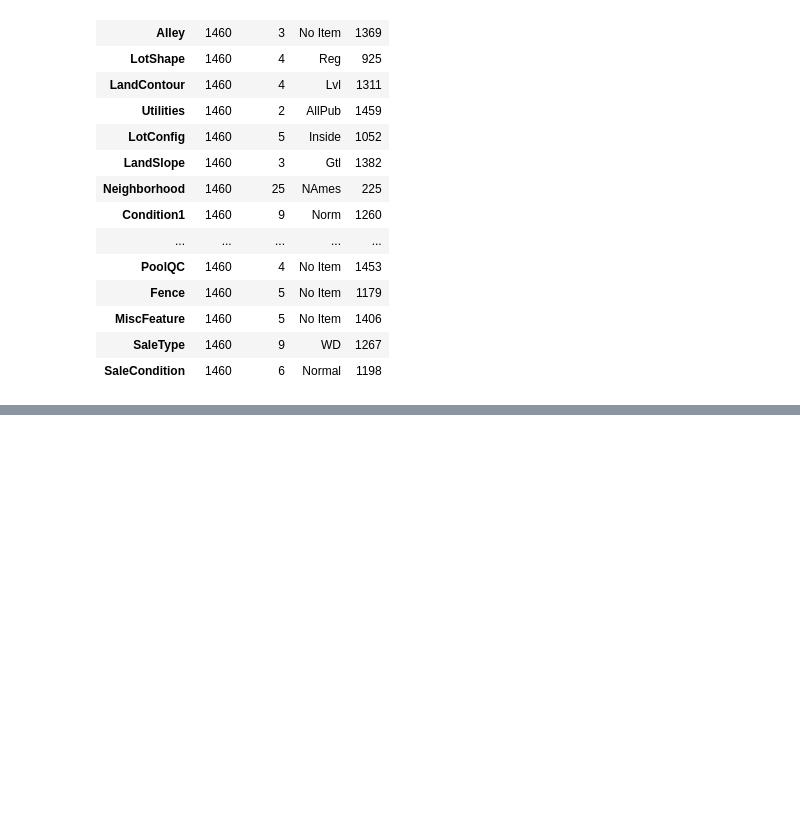
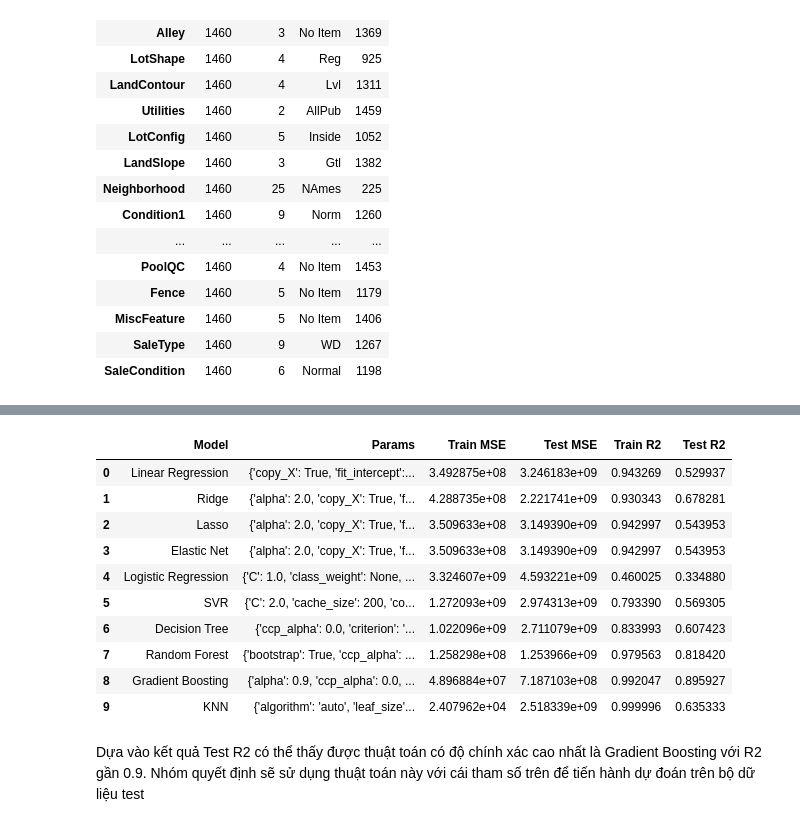
Before and after one commit to HungLVT/DA-Seminar, a Jupyter notebook: notebook.ipynb, the cells around one changed output, grey strips where cells are left out. Cells and saved outputs as stored; diff of their text form; code cells hidden in the pictures; blank space fills up the shorter version.

```diff
--- a/notebook.ipynb
+++ b/notebook.ipynb
@@ -424,0 +694,17 @@ test_df.describe(include='object').T
+# %%
+results
+# %% [output]
+|  | Model | Params | Train MSE | Test MSE | Train R2 | Test R2 |
+| 0 | Linear Regression | {'copy_X': True, 'fit_intercept':... | 3.492875e+08 | 3.246183e+09 | 0.943269 | 0.529937 |
+| 1 | Ridge | {'alpha': 2.0, 'copy_X': True, 'f... | 4.288735e+08 | 2.221741e+09 | 0.930343 | 0.678281 |
+| 2 | Lasso | {'alpha': 2.0, 'copy_X': True, 'f... | 3.509633e+08 | 3.149390e+09 | 0.942997 | 0.543953 |
+| 3 | Elastic Net | {'alpha': 2.0, 'copy_X': True, 'f... | 3.509633e+08 | 3.149390e+09 | 0.942997 | 0.543953 |
+| 4 | Logistic Regression | {'C': 1.0, 'class_weight': None, ... | 3.324607e+09 | 4.593221e+09 | 0.460025 | 0.334880 |
+| 5 | SVR | {'C': 2.0, 'cache_size': 200, 'co... | 1.272093e+09 | 2.974313e+09 | 0.793390 | 0.569305 |
+| 6 | Decision Tree | {'ccp_alpha': 0.0, 'criterion': '... | 1.022096e+09 | 2.711079e+09 | 0.833993 | 0.607423 |
+| 7 | Random Forest | {'bootstrap': True, 'ccp_alpha': ... | 1.258298e+08 | 1.253966e+09 | 0.979563 | 0.818420 |
+| 8 | Gradient Boosting | {'alpha': 0.9, 'ccp_alpha': 0.0, ... | 4.896884e+07 | 7.187103e+08 | 0.992047 | 0.895927 |
+| 9 | KNN | {'algorithm': 'auto', 'leaf_size'... | 2.407962e+04 | 2.518339e+09 | 0.999996 | 0.635333 |
+# %% [markdown]
+Dựa vào kết quả Test R2 có thể thấy được thuật toán có độ chính xác cao nhất là Gradient Boosting với R2 gần 0.9.
+Nhóm quyết định sẽ sử dụng thuật toán này với cái tham số trên để tiến hành dự đoán trên bộ dữ liệu test
```
Also changed, not shown: parts of 23 cells of this notebook, 1 other file.
